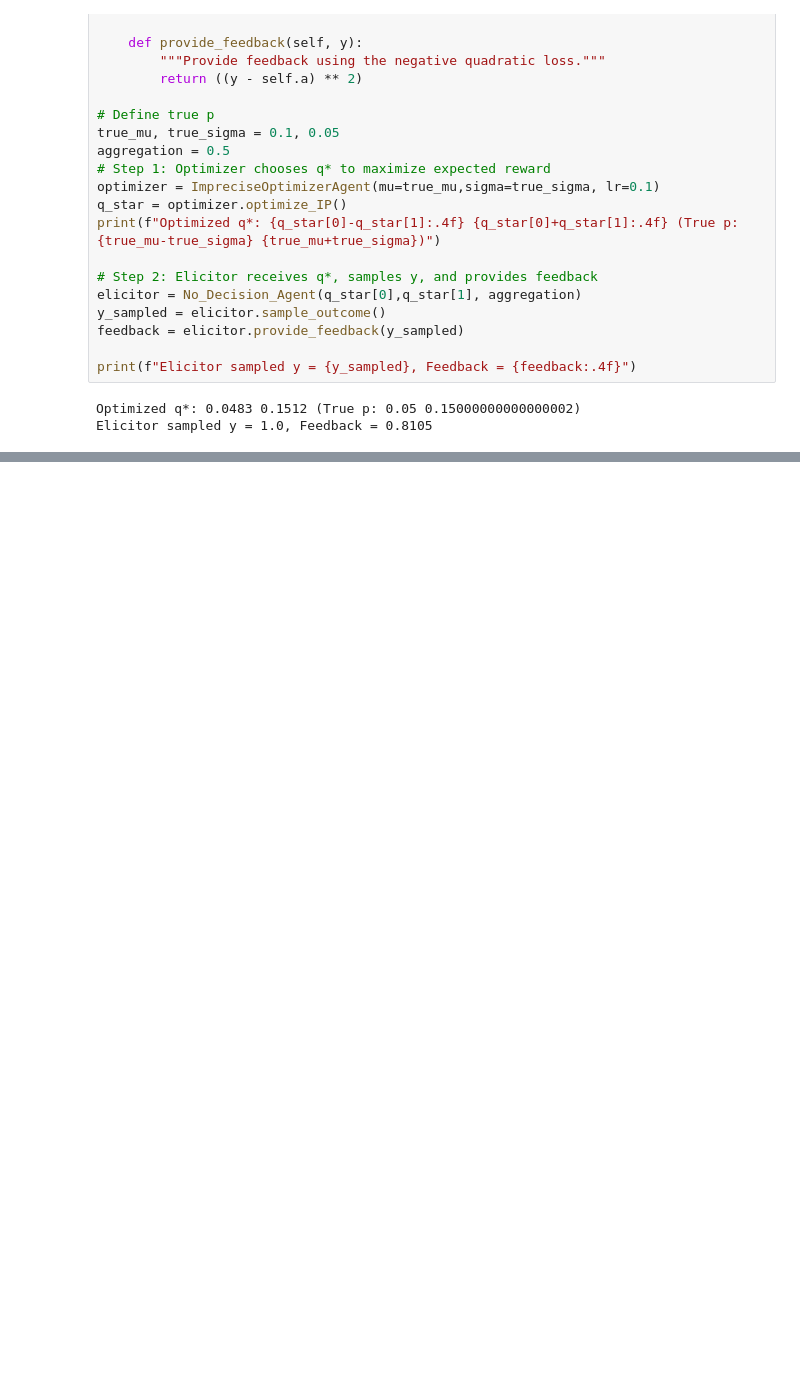
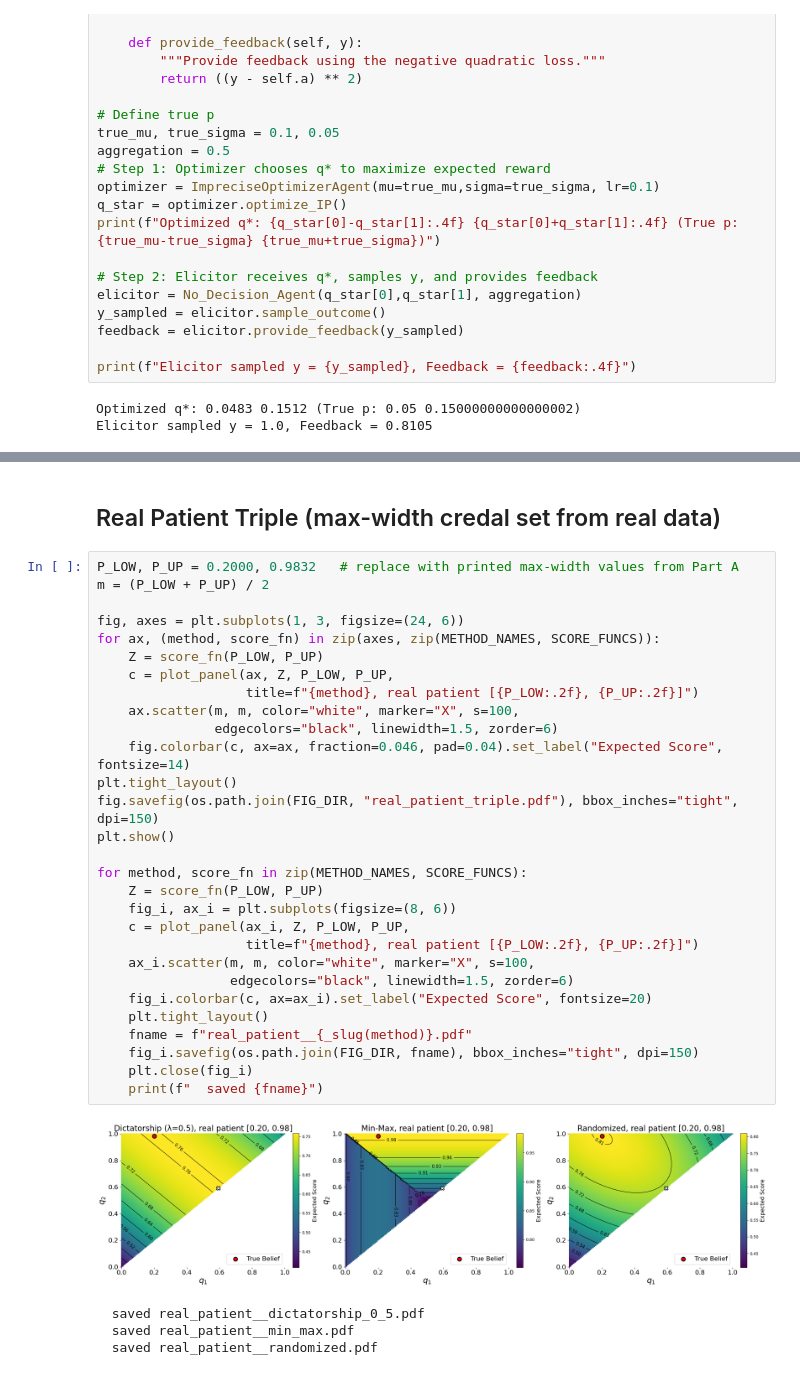
Before and after one commit to FlyinHedgehog/Imprecise-Scoring-Rule-Seminar, a Jupyter notebook: scoring_rule.ipynb, the cells around one changed output, grey strips where cells are left out. Saved outputs shown, nothing was run; the diff lists cells and outputs as text; blank space fills up the shorter version.

```diff
--- a/scoring_rule.ipynb
+++ b/scoring_rule.ipynb
@@ -630,0 +911,36 @@ plt.show()
+# %% [markdown]
+## Real Patient Triple (max-width credal set from real data)
+# %%
+P_LOW, P_UP = 0.2000, 0.9832   # replace with printed max-width values from Part A
+m = (P_LOW + P_UP) / 2
+
+fig, axes = plt.subplots(1, 3, figsize=(24, 6))
+for ax, (method, score_fn) in zip(axes, zip(METHOD_NAMES, SCORE_FUNCS)):
+    Z = score_fn(P_LOW, P_UP)
+    c = plot_panel(ax, Z, P_LOW, P_UP,
+                   title=f"{method}, real patient [{P_LOW:.2f}, {P_UP:.2f}]")
+    ax.scatter(m, m, color="white", marker="X", s=100,
+               edgecolors="black", linewidth=1.5, zorder=6)
+    fig.colorbar(c, ax=ax, fraction=0.046, pad=0.04).set_label("Expected Score", fontsize=14)
+plt.tight_layout()
+fig.savefig(os.path.join(FIG_DIR, "real_patient_triple.pdf"), bbox_inches="tight", dpi=150)
+plt.show()
+
+for method, score_fn in zip(METHOD_NAMES, SCORE_FUNCS):
+    Z = score_fn(P_LOW, P_UP)
+    fig_i, ax_i = plt.subplots(figsize=(8, 6))
+    c = plot_panel(ax_i, Z, P_LOW, P_UP,
+                   title=f"{method}, real patient [{P_LOW:.2f}, {P_UP:.2f}]")
+    ax_i.scatter(m, m, color="white", marker="X", s=100,
+                 edgecolors="black", linewidth=1.5, zorder=6)
+    fig_i.colorbar(c, ax=ax_i).set_label("Expected Score", fontsize=20)
+    plt.tight_layout()
+    fname = f"real_patient__{_slug(method)}.pdf"
+    fig_i.savefig(os.path.join(FIG_DIR, fname), bbox_inches="tight", dpi=150)
+    plt.close(fig_i)
+    print(f"  saved {fname}")
+# %% [output]
+[figure, added]
+  saved real_patient__dictatorship_0_5.pdf
+  saved real_patient__min_max.pdf
+  saved real_patient__randomized.pdf
```
Also changed, not shown: parts of 35 cells of this notebook, 40 other files.
